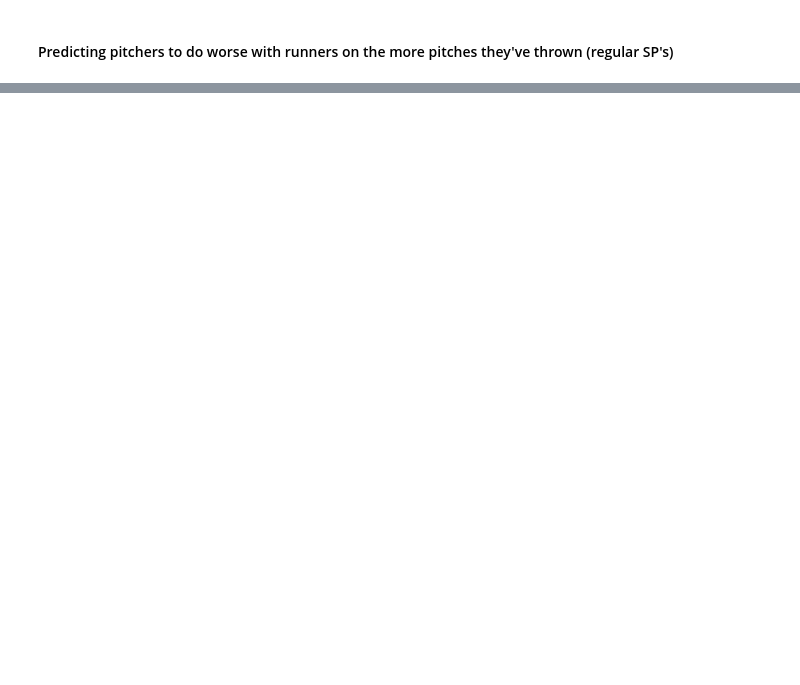
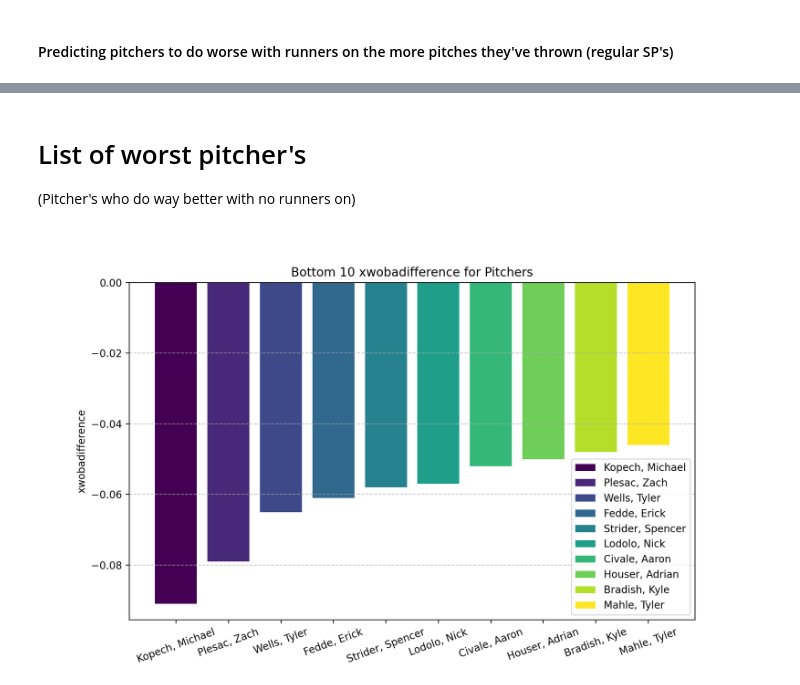
Before and after one commit to dangrant6/xWOBA-Difference, a Jupyter notebook: xWOBA.ipynb, the cells around one changed output, grey strips where cells are left out. Drawn from its saved outputs; the diff is of its cells as text; code cells hidden in the pictures; blank space fills up the shorter version.

```diff
--- a/xWOBA.ipynb
+++ b/xWOBA.ipynb
@@ -83,0 +83,23 @@ See the caveats in the documentation: https://pandas.pydata.org/pandas-docs/stab
+# %% [markdown]
+# List of worst pitcher's
+(Pitcher's who do way better with no runners on)
+# %%
+worst_pitchers = sorted_data.sort_values('xwobadifference').head(10)
+
+cmap = plt.colormaps['viridis']
+colors = cmap(np.linspace(0, 1, len(worst_pitchers)))
+
+plt.figure(figsize=(10, 6))
+bars = plt.bar(worst_pitchers['player_name'], worst_pitchers['xwobadifference'], color=colors)
+plt.title('Bottom 10 xwobadifference for Pitchers')
+plt.xlabel('Pitcher Name')
+plt.ylabel('xwobadifference')
+plt.xticks(rotation=20)
+plt.grid(axis='y', linestyle='--', alpha=0.7)
+
+legend_labels = worst_pitchers['player_name']
+plt.legend(bars, legend_labels, loc='lower right')
+
+plt.show()
+# %% [output]
+[figure, added]
```
Also changed, not shown: parts of 8 cells of this notebook.
